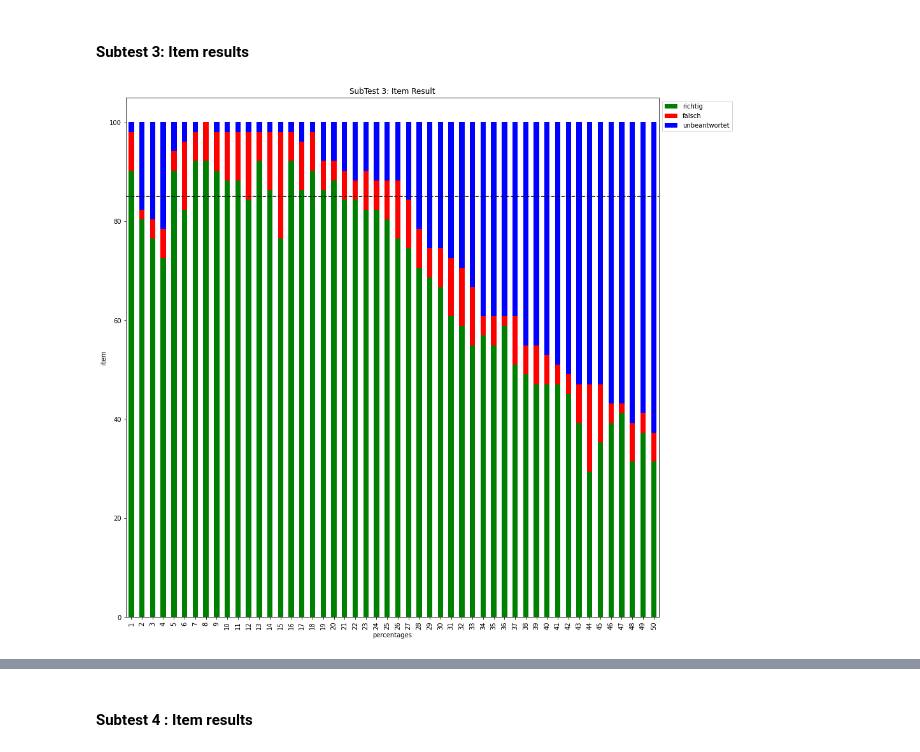
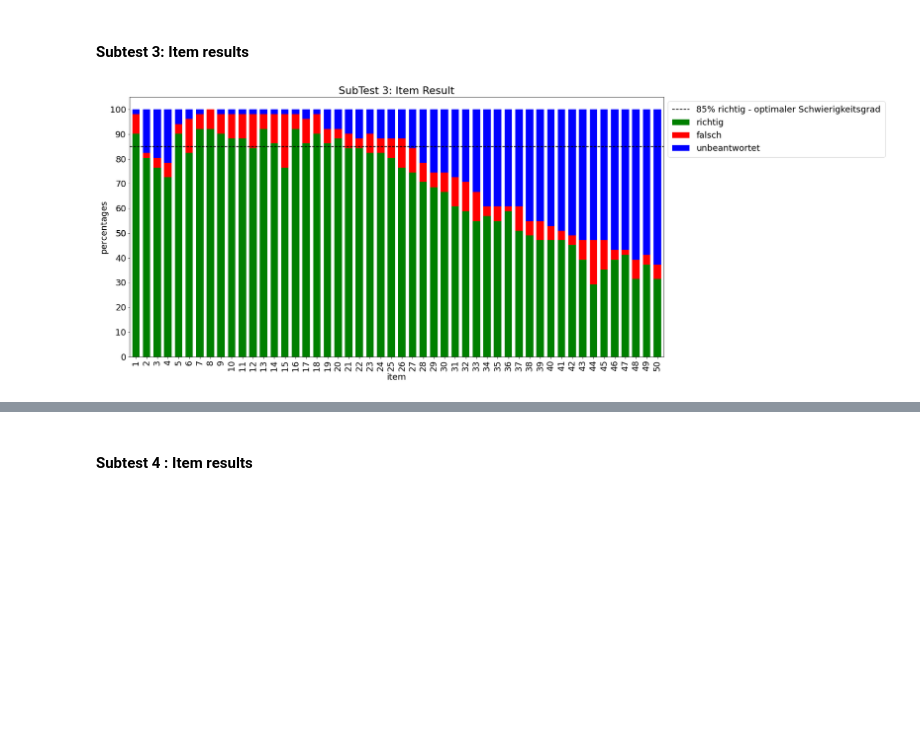
Before and after one commit to imkeines/tiria_data, a Jupyter notebook: Data_EDA.ipynb, the cells around one changed output, grey strips where cells are left out. Drawn from its saved outputs; the diff is of its cells as text; code cells hidden in the pictures; blank space fills up the shorter version.

```diff
--- a/Data_EDA.ipynb
+++ b/Data_EDA.ipynb
@@ -16,6 +16,7 @@ pd.set_option("display.max_columns", None)
 
 # set figure size globally
 # plt.rcParams["figure.figsize"] = (10, 13)
+plt.rcParams.update({"font.size": 18})
 # %% [output]
 [interactive output not drawn]
 # %% [markdown]
@@ -381,19 +382,24 @@ def plotFrequencies(df, width, height, title, legend, ylabel, xlabel, color):
     """Aim : To plot data, calculate frequencies of column values
     Result : DF with frequencies and df with freqencies in percentages"""
 
-    df.plot(figsize=(width, height), kind="bar", stacked=True, color=colors)
-    plt.legend(legend, bbox_to_anchor=(1, 1))
+    df.plot(figsize=(width, height), kind="bar", stacked=True, color=colors, width=0.7)
     plt.title(title)
     plt.ylabel(ylabel)
     plt.xlabel(xlabel)
-    # plt.xticks([0, 10, 20, 30, 40, 50, 50, 60, 70, 80, 90, 100])
-    # plt.vlines(x=85, color="r", linestyle="--")
     plt.axhline(y=85, color="black", linestyle="--")
+    plt.legend(legend, bbox_to_anchor=(1, 1), borderpad=0.5)
+    plt.yticks([0, 10, 20, 30, 40, 50, 50, 60, 70, 80, 90, 100])
+    # plt.hlines(85, -1, 10, colors="black", linestyles="--", label="kjahsdk")
     plt.show()
 
 
 colors = ["g", "r", "b"]
-legend = ["richtig", "falsch", "unbeantwortet"]
+legend = [
+    "85% richtig - optimaler Schwierigkeitsgrad",
+    "richtig",
+    "falsch",
+    "unbeantwortet",
+]
 # %% [output]
 [interactive output not drawn]
 # %% [markdown]
@@ -436,18 +442,18 @@ plotFrequencies(
 # %%
 test3_frequencies_percentages = getFrequencies(test3)[0]
 
 plotFrequencies(
     test3_frequencies_percentages,
-    15,
-    15,
+    20,
+    10,
     "SubTest 3: Item Result",
     legend=legend,
-    xlabel="percentages",
-    ylabel="item",
+    xlabel="item",
+    ylabel="percentages",
     color=colors,
 )
 # %% [output]
-[figure, old version]
+[figure, new version]
 [interactive output not drawn]
 # %% [markdown]
 #### Subtest 4 : Item results
```
Also changed, not shown: parts of 37 cells of this notebook, 4 other files.
